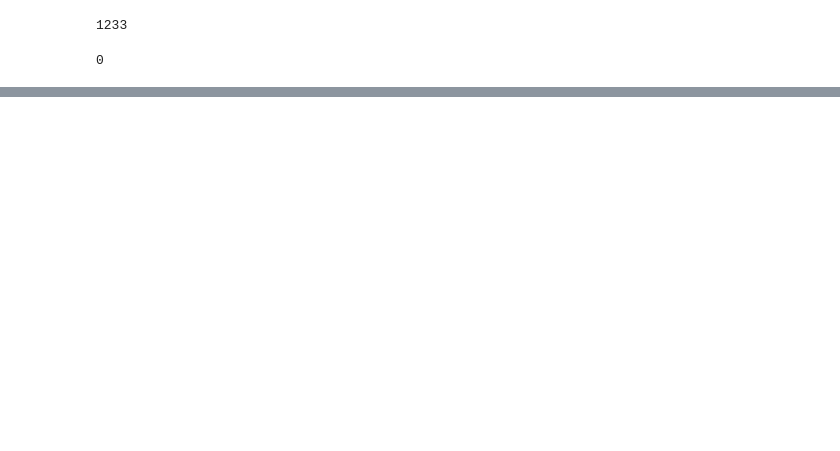
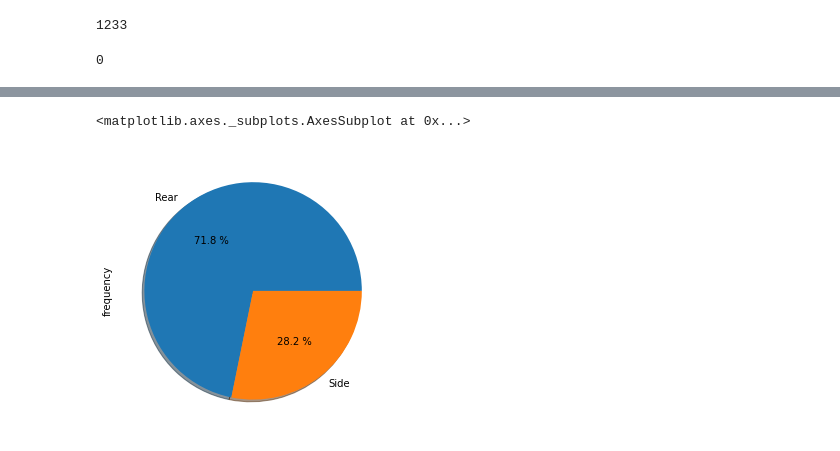
Before and after one commit to EddiRafael/Clase_desarrollo_proyectos, a Jupyter notebook: Last_Mile_Entregable.ipynb, the cells around one changed output, grey strips where cells are left out. Saved outputs shown, nothing was run; the diff lists cells and outputs as text; code cells hidden in the pictures; blank space fills up the shorter version.

```diff
--- a/Last_Mile_Entregable.ipynb
+++ b/Last_Mile_Entregable.ipynb
@@ -45,0 +192,9 @@ vn
+# %%
+Filtro1_index= Filtro.set_index('vehicles_unloading_door')
+Filtro1_index
+# %%
+#Realizamos grafico de pastel del dataframe filtrado
+Filtro1_index["frequency"].plot(kind='pie', figsize=(10,5), shadow=True, autopct="%0.1f %%")
+# %% [output]
+<matplotlib.axes._subplots.AxesSubplot at 0x...>
+[figure, added]
```
Also changed, not shown: parts of 56 cells of this notebook.
